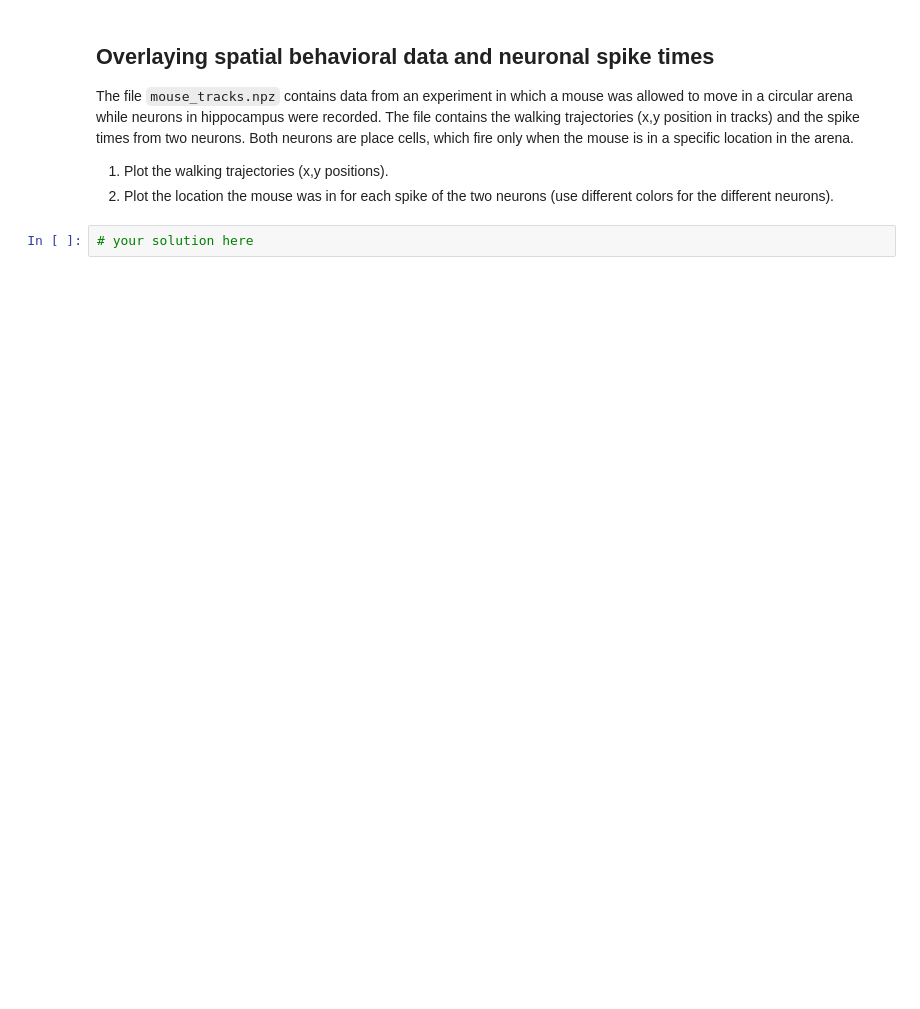
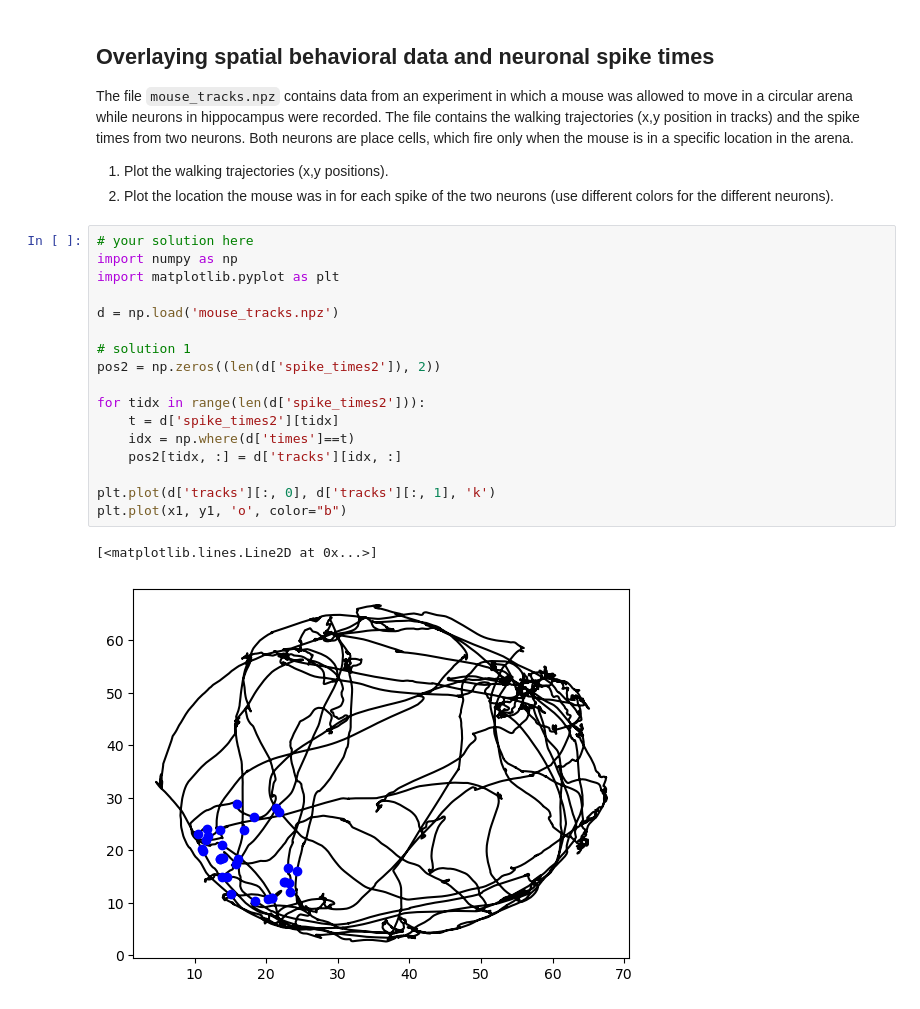
Before and after one commit to janclemenslab/neu715, a Jupyter notebook: exercises/exercises 6/6.03_neuron_plots.ipynb, the cells around one changed output. Drawn from its saved outputs; the diff is of its cells as text; blank space fills up the shorter version.

```diff
--- a/exercises/exercises 6/6.03_neuron_plots.ipynb
+++ b/exercises/exercises 6/6.03_neuron_plots.ipynb
@@ -28,5 +81,23 @@ The file `mouse_tracks.npz` contains data from an experiment in which a mouse wa
 
 1. Plot the walking trajectories (x,y positions).
 2. Plot the location the mouse was in for each spike of the two neurons (use different colors for the different neurons).
-# %%
-# your solution here
+# %%
+# your solution here
+import numpy as np
+import matplotlib.pyplot as plt
+
+d = np.load('mouse_tracks.npz')
+
+# solution 1
+pos2 = np.zeros((len(d['spike_times2']), 2))
+
+for tidx in range(len(d['spike_times2'])):
+    t = d['spike_times2'][tidx]
+    idx = np.where(d['times']==t)
+    pos2[tidx, :] = d['tracks'][idx, :]
+
+plt.plot(d['tracks'][:, 0], d['tracks'][:, 1], 'k')
+plt.plot(x1, y1, 'o', color="b")
+# %% [output]
+[<matplotlib.lines.Line2D at 0x...>]
+[figure, added]
```
Also changed, not shown: parts of 6 cells of this notebook, 18 other files.
